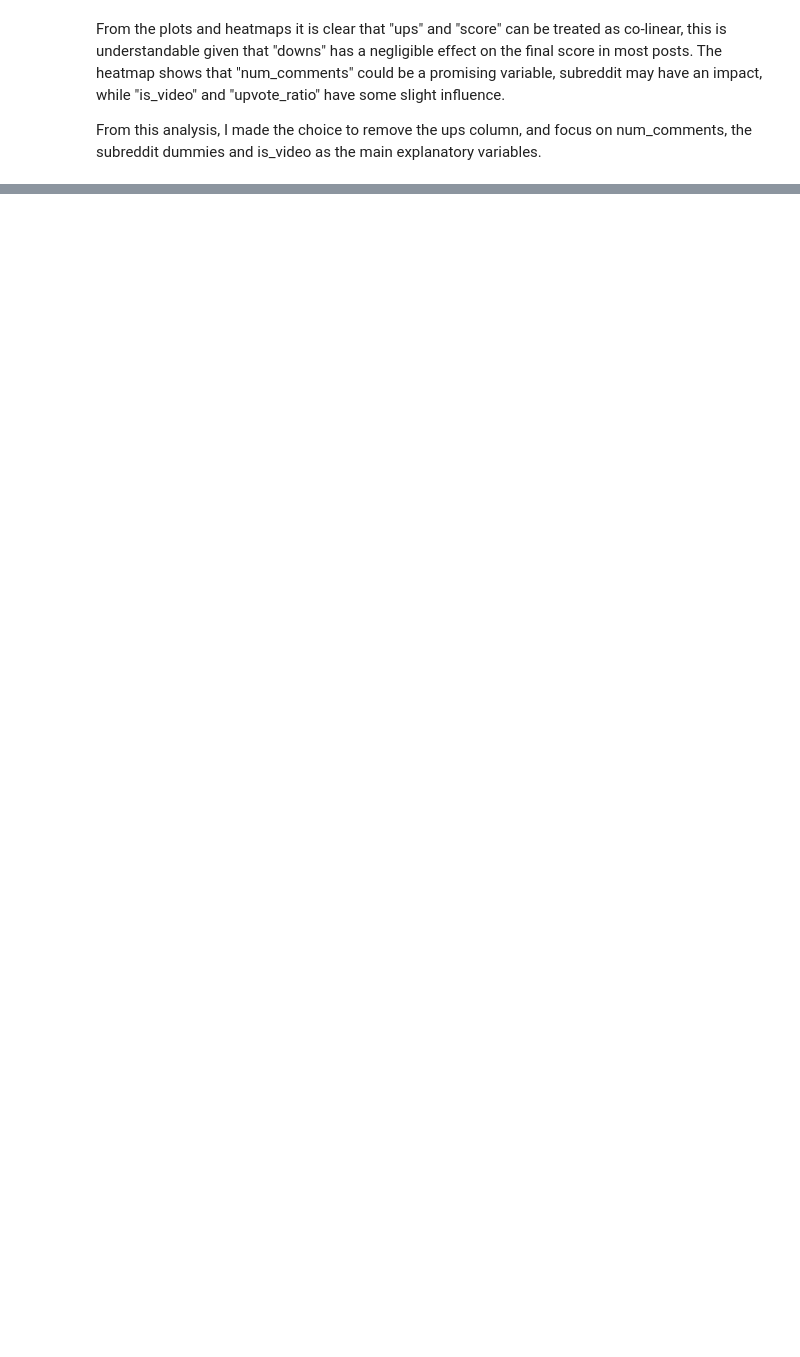
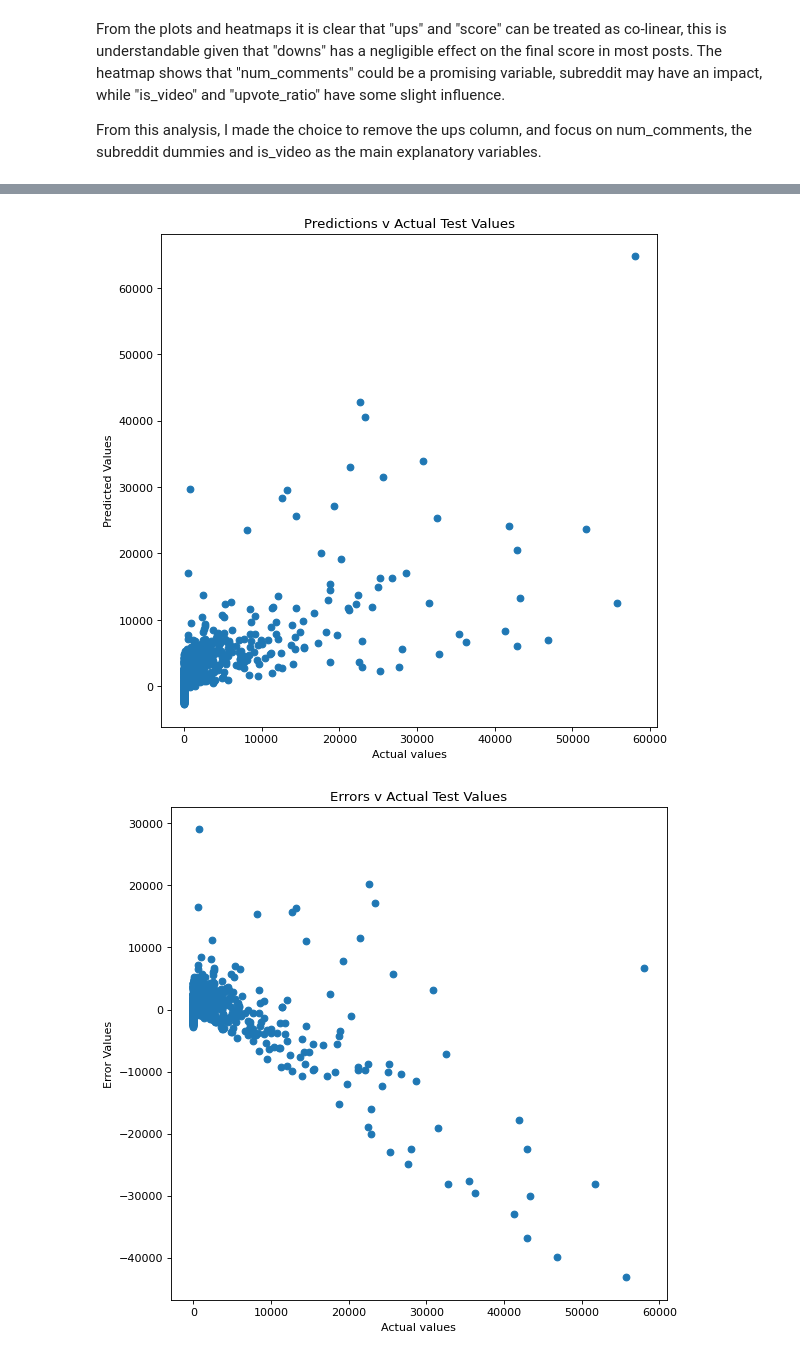
Before and after one commit to chealy90/data-science-ca2, a Jupyter notebook: DataAnalysis.ipynb, the cells around one changed output, grey strips where cells are left out. Drawn from its saved outputs; the diff is of its cells as text; code cells hidden in the pictures; blank space fills up the shorter version.

Commit message:
Linear Regression Model Finished

```diff
--- a/DataAnalysis.ipynb
+++ b/DataAnalysis.ipynb
@@ -356,0 +617,10 @@ if "ups" in reddit_subs_encoded.columns:
+# %%
+#model with all variables (14)
+modelVariables = ["num_comments", "is_video", "is_self",
+                        "upvote_ratio", "title_length", "post_length",
+                        "created_utc", "subreddit_food", "subreddit_aww",
+                        "subreddit_funny", "subreddit_gaming", "subreddit_technology",
+                        "subreddit_todayilearned", "subreddit_worldnews"]
+
+model = sm.OLS(y_train, sm.add_constant(x_train[modelVariables])).fit()
+print("Rsq Adj: "+ str(model.rsquared_adj))
@@ -356,0 +734,3 @@ if "ups" in reddit_subs_encoded.columns:
+# %%
+modelFinal = sm.OLS(y_train, sm.add_constant(x_train[["num_comments", "subreddit_funny", "subreddit_todayilearned", "upvote_ratio", "is_video", "subreddit_gaming"]])).fit()
+print(modelFinal.params)
@@ -356,0 +746,15 @@ if "ups" in reddit_subs_encoded.columns:
+# %%
+#Calculate the Summary Measures MAE (Mean Absolute Error), MAPE(Mean Absolute Percentage Error) and the RMSE (Root Mean Square Error) for the model based on the TEST set.
+#These give a measure of the quality of the predictions
+
+x_test_evaluate = sm.add_constant(x_test[["num_comments", "subreddit_funny", "subreddit_todayilearned", "upvote_ratio", "is_video", "subreddit_gaming"]]) #Add constant to model
+ypred_test = modelFinal.predict(x_test_evaluate)
+
+
+Prediction_test_MAE = sum(abs(ypred_test - y_test))/len(y_test)
+Prediction_test_MAPE = sum(abs((ypred_test - y_test)/y_test))/len(y_test)
+Prediction_test_RMSE = (sum((ypred_test - y_test)**2)/len(y_test))**0.5
+
+print(Prediction_test_MAE) #1884
+print(Prediction_test_MAPE) #inf (fix)
+print(Prediction_test_RMSE) #4171
@@ -356,0 +769,19 @@ if "ups" in reddit_subs_encoded.columns:
+# %%
+#Explore how the errors depend on key variables
+figure(num=None, figsize=(8, 8), dpi=80, facecolor='w', edgecolor='k')
+plt.scatter(y_test, ypred_test)
+plt.title("Predictions v Actual Test Values")
+plt.xlabel("Actual values")
+plt.ylabel("Predicted Values")
+plt.show() #Should be close to a straight line
+
+#Plot the error values against the actual value
+figure(num=None, figsize=(8, 8), dpi=80, facecolor='w', edgecolor='k')
+plt.scatter(y_test, ypred_test - y_test)
+plt.title("Errors v Actual Test Values")
+plt.xlabel("Actual values")
+plt.ylabel("Error Values")
+plt.show()
+# %% [output]
+[figure, added]
+[figure, added]
```
Also changed, not shown: parts of 22 cells of this notebook.
